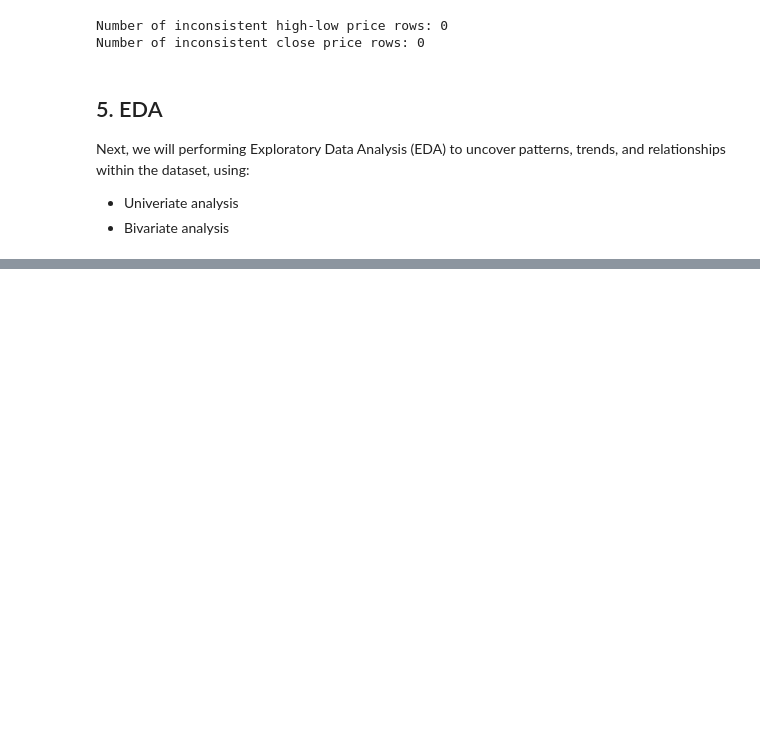
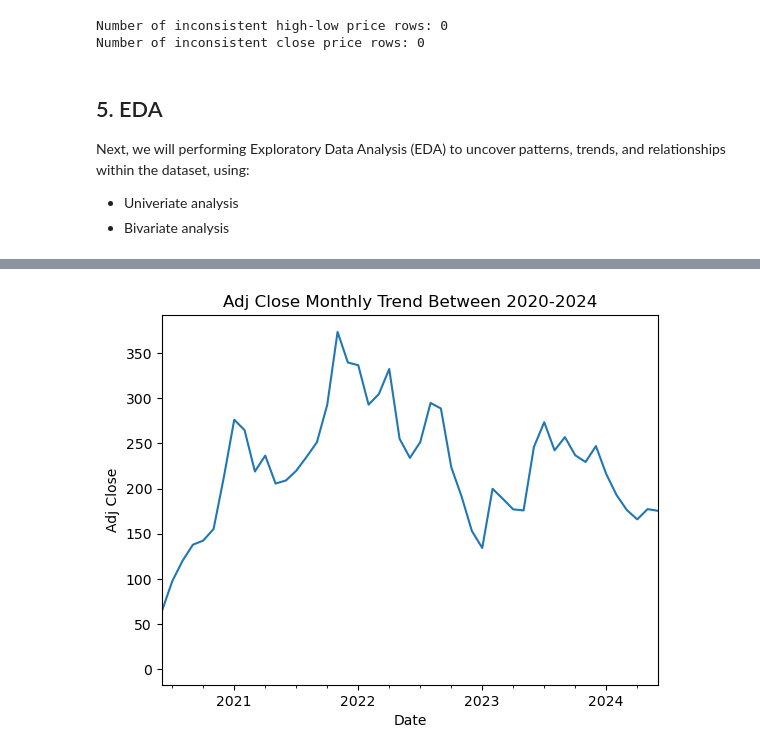
Before and after one commit to marionrion/teslaproject, a Jupyter notebook: Tesla.ipynb, the cells around one changed output, grey strips where cells are left out. Saved outputs shown, nothing was run; the diff lists cells and outputs as text; code cells hidden in the pictures; blank space fills up the shorter version.

```diff
--- a/Tesla.ipynb
+++ b/Tesla.ipynb
@@ -438,0 +336,7 @@ The target variable is: Close
+# %%
+Tesla.resample(rule='M').mean()['Adj Close'].plot(title='Adj Close Monthly Trend Between 2020-2024', xlim=('2020-06-06','2024-06-06'))
+plt.xlabel('Date')
+plt.ylabel('Adj Close')
+plt.show()
+# %% [output]
+[figure, added]
```
Also changed, not shown: parts of 35 cells of this notebook.
